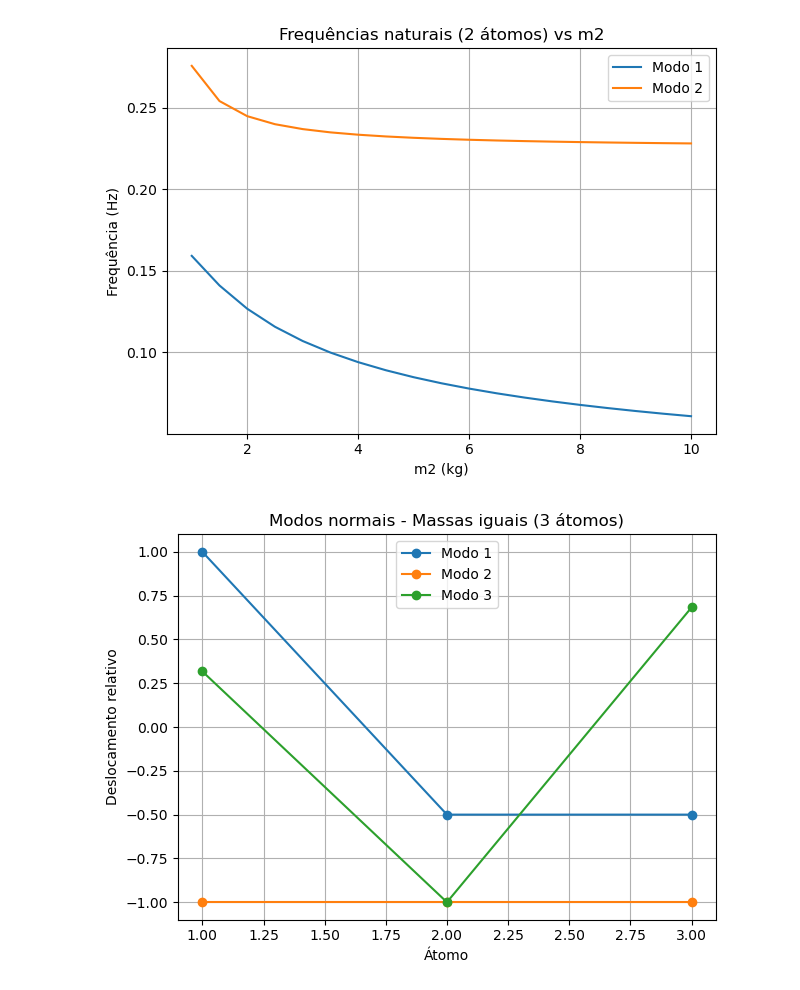
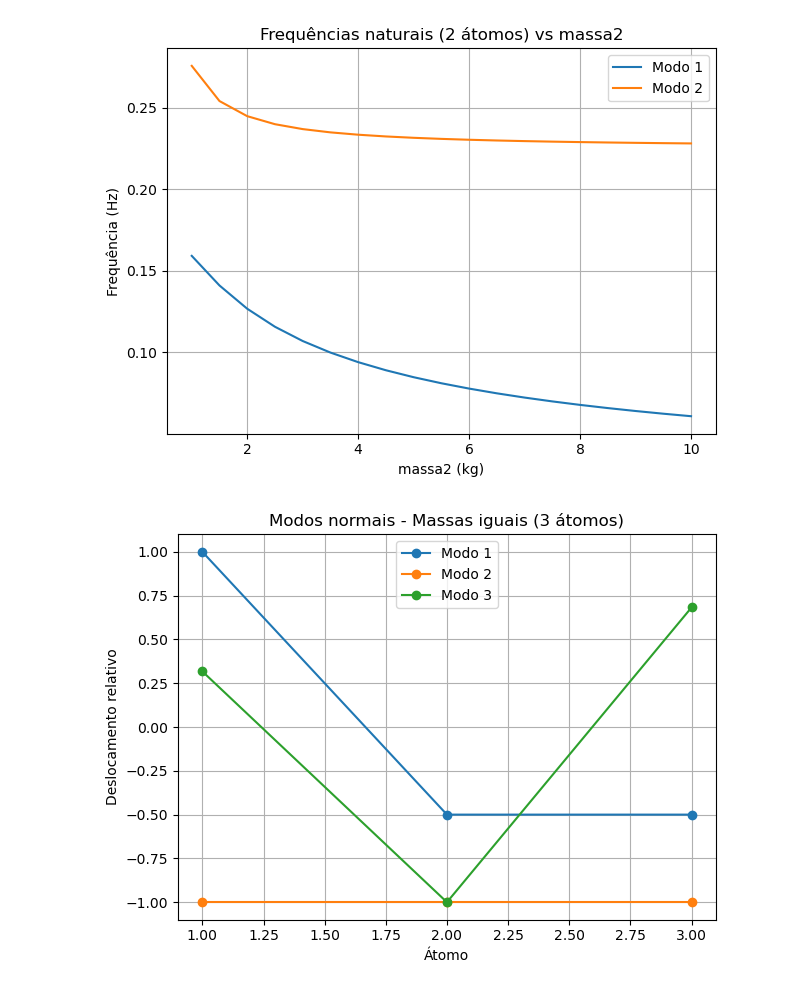
Before and after one commit to Analima123/AV4, a Jupyter notebook: AV4.ipynb, the cells around one changed output. Saved outputs shown, nothing was run; the diff lists cells and outputs as text; code cells hidden in the pictures.

```diff
--- a/AV4.ipynb
+++ b/AV4.ipynb
@@ -2,91 +2,91 @@
 import numpy as np
 import matplotlib.pyplot as plt
 
-def resolver_cadeia_periodica(masses, stiffnesses):
-    n = len(masses)
-    M = np.diag(masses)
+def resolver_cadeia_periodica(massas, rigidezes):
+    n = len(massas)
+    M = np.diag(massas)
     K = np.zeros((n, n))
 
     for i in range(n):
-        K[i, i] = stiffnesses[i] + stiffnesses[i - 1]
-        K[i, (i + 1) % n] = -stiffnesses[i]
-        K[(i + 1) % n, i] = -stiffnesses[i]
+        K[i, i] = rigidezes[i] + rigidezes[i - 1]
+        K[i, (i + 1) % n] = -rigidezes[i]
+        K[(i + 1) % n, i] = -rigidezes[i]
 
     A = np.linalg.inv(M) @ K
-    eigenvalues, eigenvectors = np.linalg.eig(A)
-    omega = np.sqrt(np.abs(eigenvalues))
+    autovalores, autovetores = np.linalg.eig(A)
+    omega = np.sqrt(np.abs(autovalores))
     frequencias_hz = omega / (2 * np.pi)
 
-    for i in range(eigenvectors.shape[1]):
-        eigenvectors[:, i] /= np.max(np.abs(eigenvectors[:, i]))
+    for i in range(autovetores.shape[1]):
+        autovetores[:, i] /= np.max(np.abs(autovetores[:, i]))
 
-    return np.sort(frequencias_hz), eigenvectors
+    return np.sort(frequencias_hz), autovetores
 
 # Parte 1: 2 átomos
-m1 = 1.0
-k = 1.0
-m2_values = np.arange(1, 10.5, 0.5)
+massa1 = 1.0
+rigidez = 1.0
+massa2_valores = np.arange(1, 10.5, 0.5)
 frequencias_m2 = []
 
-for m2 in m2_values:
-    masses_2 = [m1, m2]
-    stiffnesses_2 = [k, k]
-    f, _ = resolver_cadeia_periodica(masses_2, stiffnesses_2)
-    frequencias_m2.append(f)
+for massa2 in massa2_valores:
+    massas_2 = [massa1, massa2]
+    rigidezes_2 = [rigidez, rigidez]
+    frequencias, _ = resolver_cadeia_periodica(massas_2, rigidezes_2)
+    frequencias_m2.append(frequencias)
 
 frequencias_m2 = np.array(frequencias_m2)
 
-# Gráfico Frequências x m2
+# Gráfico Frequências x massa2
 plt.figure()
 for i in range(frequencias_m2.shape[1]):
-    plt.plot(m2_values, frequencias_m2[:, i], label=f"Modo {i+1}")
-plt.title("Frequências naturais (2 átomos) vs m2")
-plt.xlabel("m2 (kg)")
+    plt.plot(massa2_valores, frequencias_m2[:, i], label=f"Modo {i+1}")
+plt.title("Frequências naturais (2 átomos) vs massa2")
+plt.xlabel("massa2 (kg)")
 plt.ylabel("Frequência (Hz)")
 plt.legend()
 plt.grid(True)
 plt.tight_layout()
 plt.show()
 
 # Parte 2: 3 átomos
 
 # Caso a: Todas massas iguais
-masses_eq = [1.0, 1.0, 1.0]
-stiffnesses_eq = [1.0, 1.0, 1.0]
-f_eq, modos_eq = resolver_cadeia_periodica(masses_eq, stiffnesses_eq)
+massas_iguais = [1.0, 1.0, 1.0]
+rigidezes_iguais = [1.0, 1.0, 1.0]
+frequencias_iguais, modos_iguais = resolver_cadeia_periodica(massas_iguais, rigidezes_iguais)
 
 # Caso b: Uma massa distinta
-masses_one_diff = [1.0, 2.0, 1.0]
-f_one, modos_one = resolver_cadeia_periodica(masses_one_diff, stiffnesses_eq)
+massas_uma_diferente = [1.0, 2.0, 1.0]
+frequencias_uma, modos_uma = resolver_cadeia_periodica(massas_uma_diferente, rigidezes_iguais)
 
 # Caso c: Todas massas diferentes
-masses_diff = [1.0, 2.0, 3.0]
-f_diff, modos_diff = resolver_cadeia_periodica(masses_diff, stiffnesses_eq)
+massas_diferentes = [1.0, 2.0, 3.0]
+frequencias_diferentes, modos_diferentes = resolver_cadeia_periodica(massas_diferentes, rigidezes_iguais)
 
 # Caso d: Rigidez variável com massas iguais
-k_var = [1.0, 2.0, 3.0]
-f_kvar, modos_kvar = resolver_cadeia_periodica(masses_eq, k_var)
+rigidez_variavel = [1.0, 2.0, 3.0]
+frequencias_kvar, modos_kvar = resolver_cadeia_periodica(massas_iguais, rigidez_variavel)
 
-# Função para plotar modos
-def plotar_modos(modos, title, masses):
+# Função para plotar modos normais
+def plotar_modos(modos, titulo, massas):
     plt.figure()
     for i in range(modos.shape[1]):
-        plt.plot(range(1, len(masses)+1), modos[:, i], marker='o', label=f"Modo {i+1}")
-    plt.title(title)
+        plt.plot(range(1, len(massas)+1), modos[:, i], marker='o', label=f"Modo {i+1}")
+    plt.title(titulo)
     plt.xlabel("Átomo")
     plt.ylabel("Deslocamento relativo")
     plt.grid(True)
     plt.legend()
     plt.tight_layout()
     plt.show()
 
 # Plotagens dos modos normais
-plotar_modos(modos_eq, "Modos normais - Massas iguais (3 átomos)", masses_eq)
-plotar_modos(modos_one, "Modos normais - Uma massa distinta (3 átomos)", masses_one_diff)
-plotar_modos(modos_diff, "Modos normais - Todas massas diferentes (3 átomos)", masses_diff)
-plotar_modos(modos_kvar, "Modos normais - Rigidez variável (3 átomos)", masses_eq)
+plotar_modos(modos_iguais, "Modos normais - Massas iguais (3 átomos)", massas_iguais)
+plotar_modos(modos_uma, "Modos normais - Uma massa distinta (3 átomos)", massas_uma_diferente)
+plotar_modos(modos_diferentes, "Modos normais - Todas massas diferentes (3 átomos)", massas_diferentes)
+plotar_modos(modos_kvar, "Modos normais - Rigidez variável (3 átomos)", massas_iguais)
 # %% [output]
-[figure, old version]
+[figure, new version]
 [figure]
 [figure]
 [figure]
```
